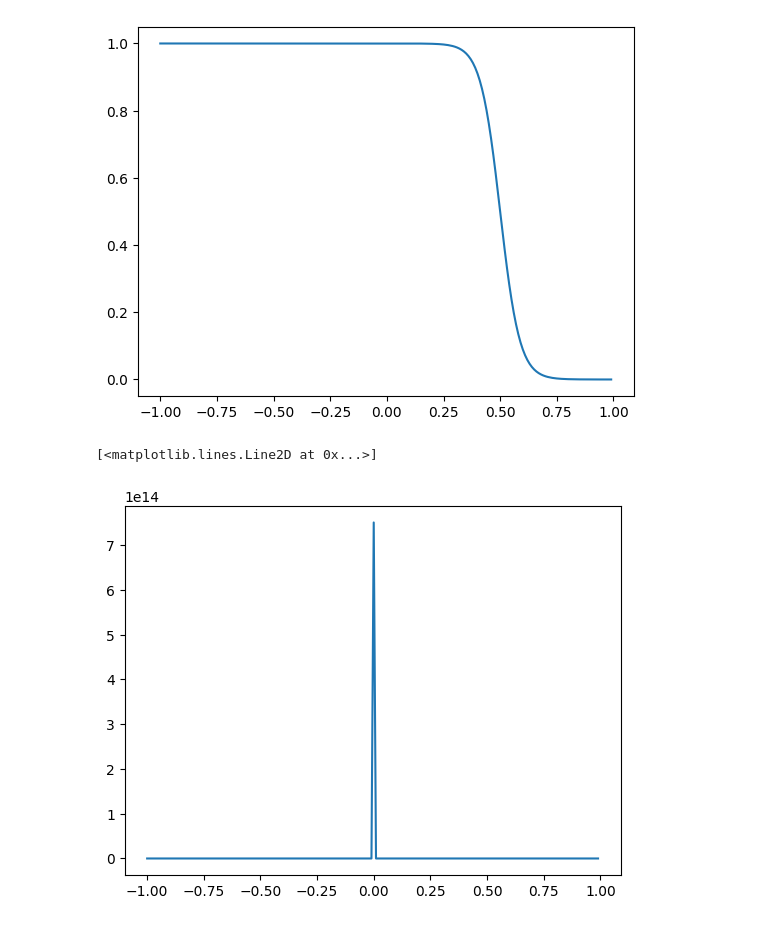
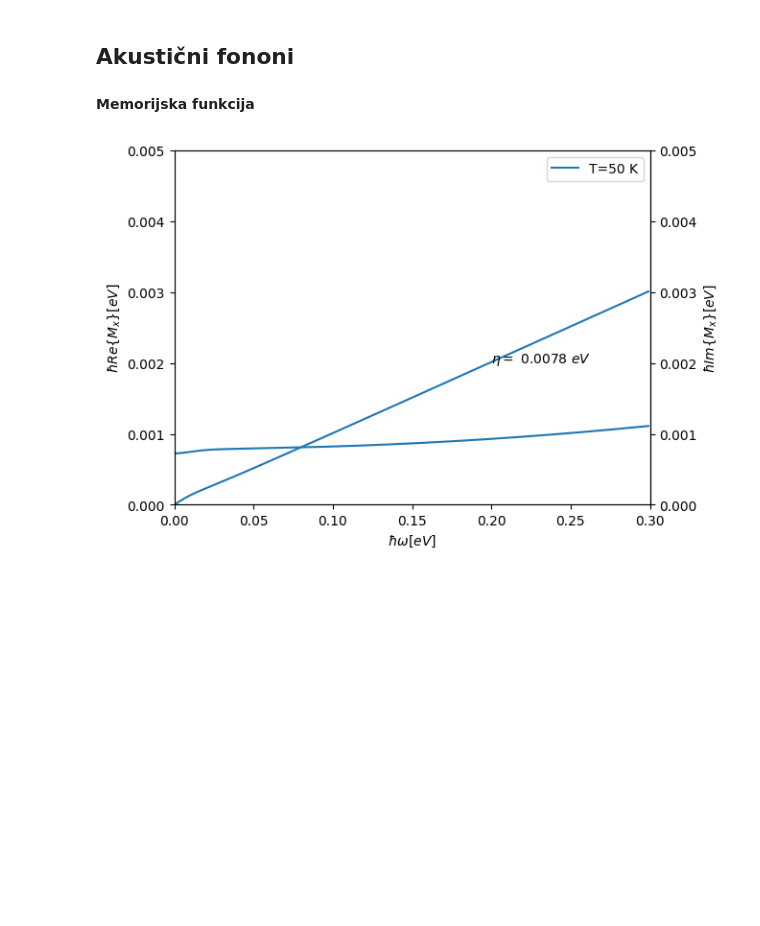
Before and after one commit to ppapac/24112024_memfn, a Jupyter notebook: Untitled-1copy.ipynb, the cells around one changed output. Saved outputs shown, nothing was run; the diff lists cells and outputs as text; code cells hidden in the pictures; blank space fills up the shorter version.

```diff
--- a/Untitled-1copy.ipynb
+++ b/Untitled-1copy.ipynb
@@ -123,14 +111,50 @@ plt.plot(ws, result_real)
-# %%
-es=np.arange(-1,1, 0.01)
-fs=[]
-be=[]
-for e in es:
-    fs.append(fermi_dirac(e, 0.5, 500))
-    be.append(bose_einstein(e, 8000))
-plt.plot(es, fs)
-plt.show()
-plt.plot(es, be)
-# %% [output]
-[figure, removed]
-[<matplotlib.lines.Line2D at 0x...>]
-[figure, removed]
+# %% [markdown]
+## Akustični fononi
+# %%
+def ss_sum_ac_part(K, hbar_w, hbar_w_ph, T, u):
+    def summand(s1, s2):
+        return ((bose_einstein(hbar_w_ph * K, T) + fermi_dirac(s1 * s2 * eps(K), s1 * s2 * u, T)) / (hbar_w + s1 * eps(KF) - s1 * eps(K) + s2 * hbar_w_ph * K + eta * 1j))
+    sum = 0
+    for s1, s2 in itertools.product([-1,1], [-1, 1]):
+        sum = sum + summand(s1, s2)
+    return sum * K**3
+
+def ss_sum_ac_real(K, hbar_w, hbar_w_ph, T, u):
+    return ss_sum_ac_part(K, hbar_w, hbar_w_ph, T, u).real
+
+def ss_sum_ac_imag(K, hbar_w, hbar_w_ph, T, u):
+    return ss_sum_ac_part(K, hbar_w, hbar_w_ph, T, u).imag
+
+def mem_fn_ac(ss_sum_fn, hbar_w, hbar_w_ph, u=Ef, T=50):
+    integral_k = integrate.quad(ss_sum_fn, 0, KF*8, args=(hbar_w, hbar_w_ph, T, u), limit=80000)[0]
+    return -G_ac2 * integral_k / (2*pi) * 2
+# %% [markdown]
+**Memorijska funkcija**
+# %%
+result_real = []
+result_imag = []
+ws = np.arange(0, 0.3, 0.001)
+T=50
+for w in ws:
+    result_real.append(mem_fn(ss_sum_ac_real, hbar_w=w, hbar_w_ph=hbar_w_ac, u=chemical_potential(T)))
+    result_imag.append(mem_fn(ss_sum_ac_imag, hbar_w=w, hbar_w_ph=hbar_w_ac, u=chemical_potential(T)))
+
+fig, ax1 = plt.subplots()
+ax1.plot(ws, result_real, label=f"T={T} K")
+ax1.set_xlabel(r"$\hbar \omega [eV]$" )
+ax1.set_ylabel(r"$\hbar Re\{M_x\} [eV]$" )
+ax1.set_xlim([0.0, 0.3])
+ax1.set_ylim([0.0, 0.005])
+
+ax2 = ax1.twinx()
+ax2.plot(ws, result_imag, label=f"T={T} K")
+ax2.set_ylabel(r"$\hbar Im\{M_x\} [eV]$" )
+ax2.set_xlim([0.0, 0.3])
+ax2.set_ylim([0.0, 0.005])
+
+plt.text(0.20, 0.002 , f"$\eta = $ {eta:.4f} $eV$" , fontsize =10)
+
+plt.legend()
+plt.show()
+# %% [output]
+[figure, added]
```
Also changed, not shown: parts of 13 cells of this notebook, 4 other files.
